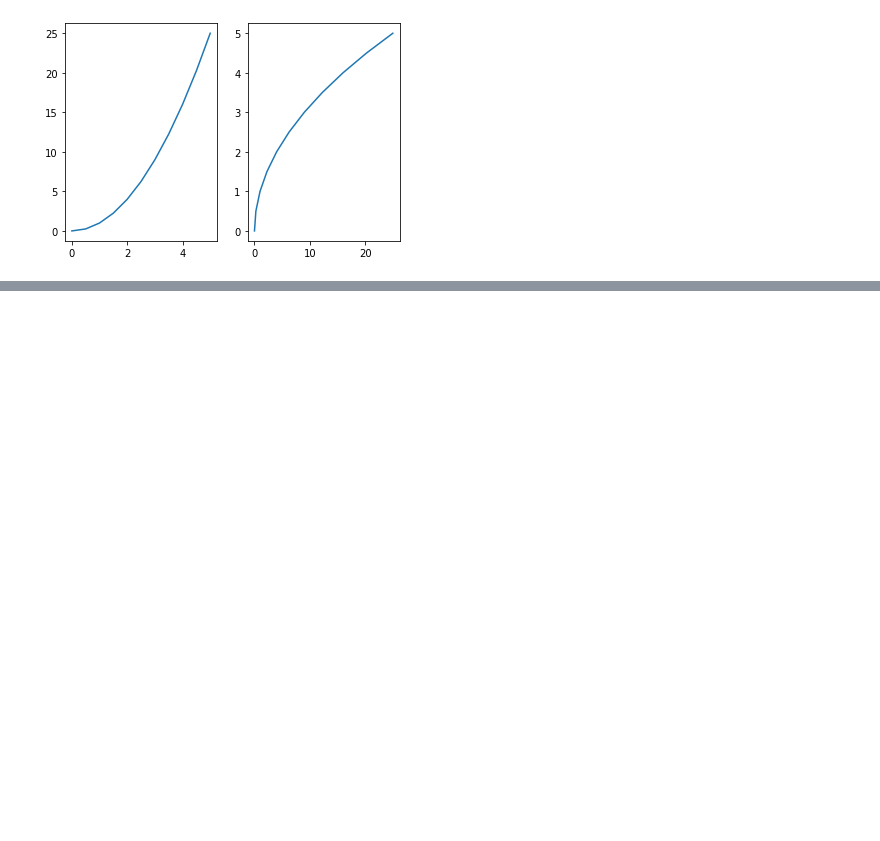
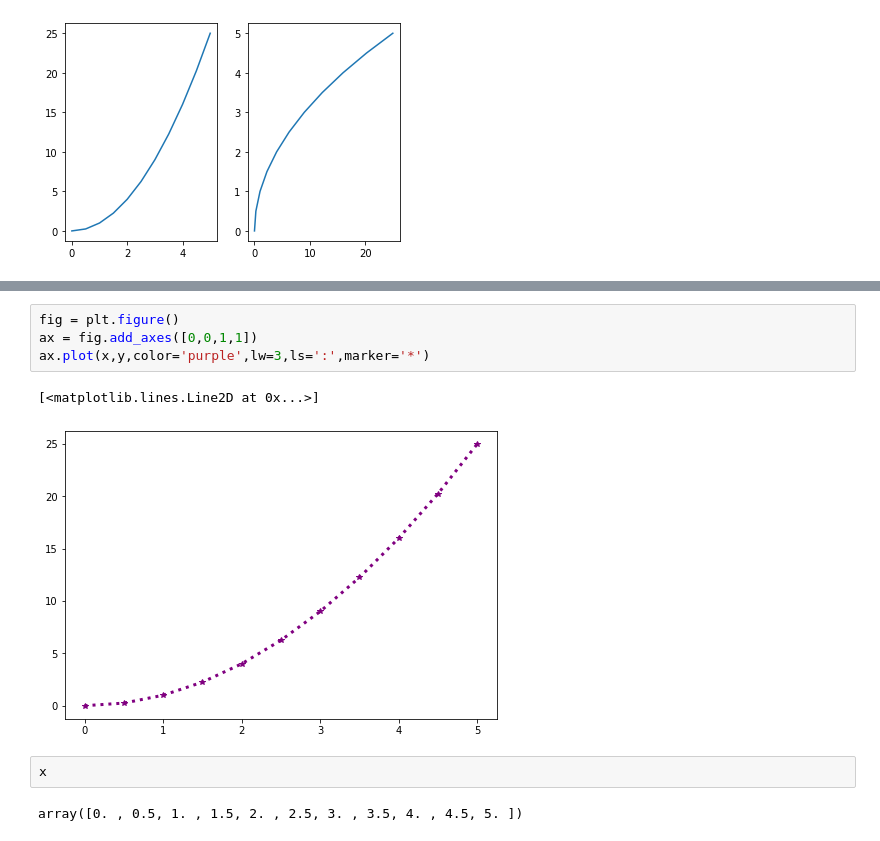
Before and after one commit to MajidImani/learning-python-important-features, a Jupyter notebook: python-data-science-machine-learning/python-data-visualization/matplotlib/matplotlib.ipynb, the cells around one changed output, grey strips where cells are left out. Cells and saved outputs as stored; diff of their text form; blank space fills up the shorter version.

```diff
--- a/python-data-science-machine-learning/python-data-visualization/matplotlib/matplotlib.ipynb
+++ b/python-data-science-machine-learning/python-data-visualization/matplotlib/matplotlib.ipynb
@@ -64,0 +86,11 @@ axes[1].plot(y,x)
+# %%
+fig = plt.figure()
+ax = fig.add_axes([0,0,1,1])
+ax.plot(x,y,color='purple',lw=3,ls=':',marker='*')
+# %% [output]
+[<matplotlib.lines.Line2D at 0x...>]
+[figure, added]
+# %%
+x
+# %% [output]
+array([0. , 0.5, 1. , 1.5, 2. , 2.5, 3. , 3.5, 4. , 4.5, 5. ])
```
Also changed, not shown: parts of 4 cells of this notebook, 1 other file.
